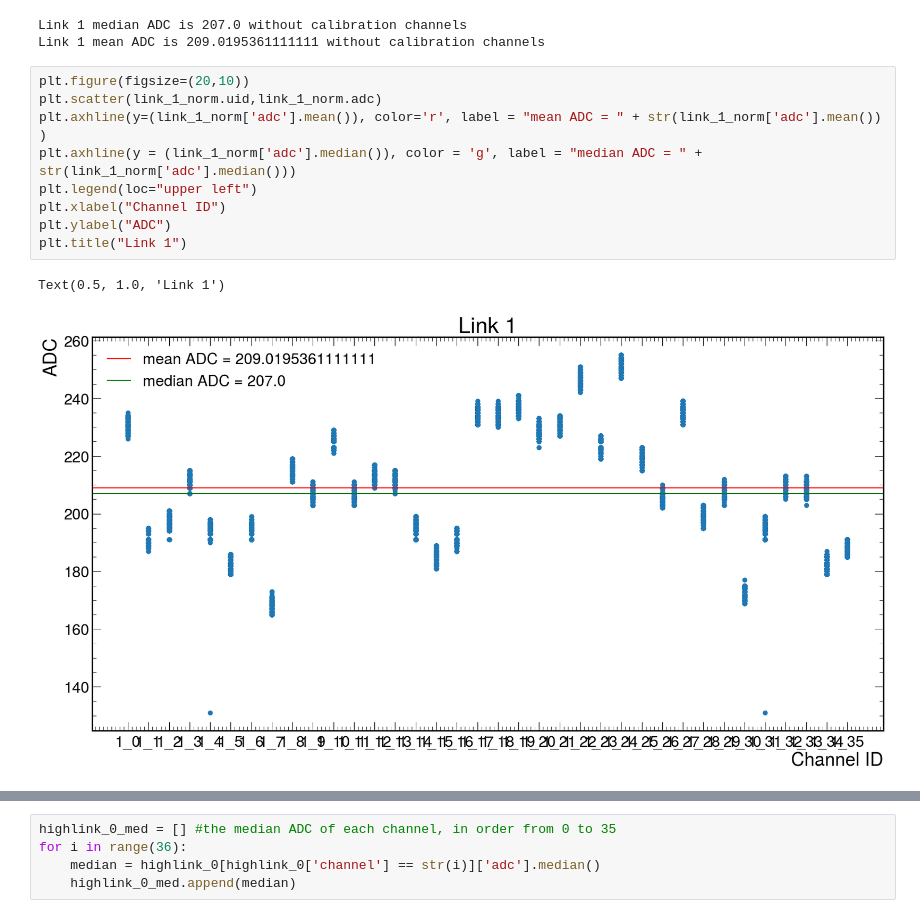
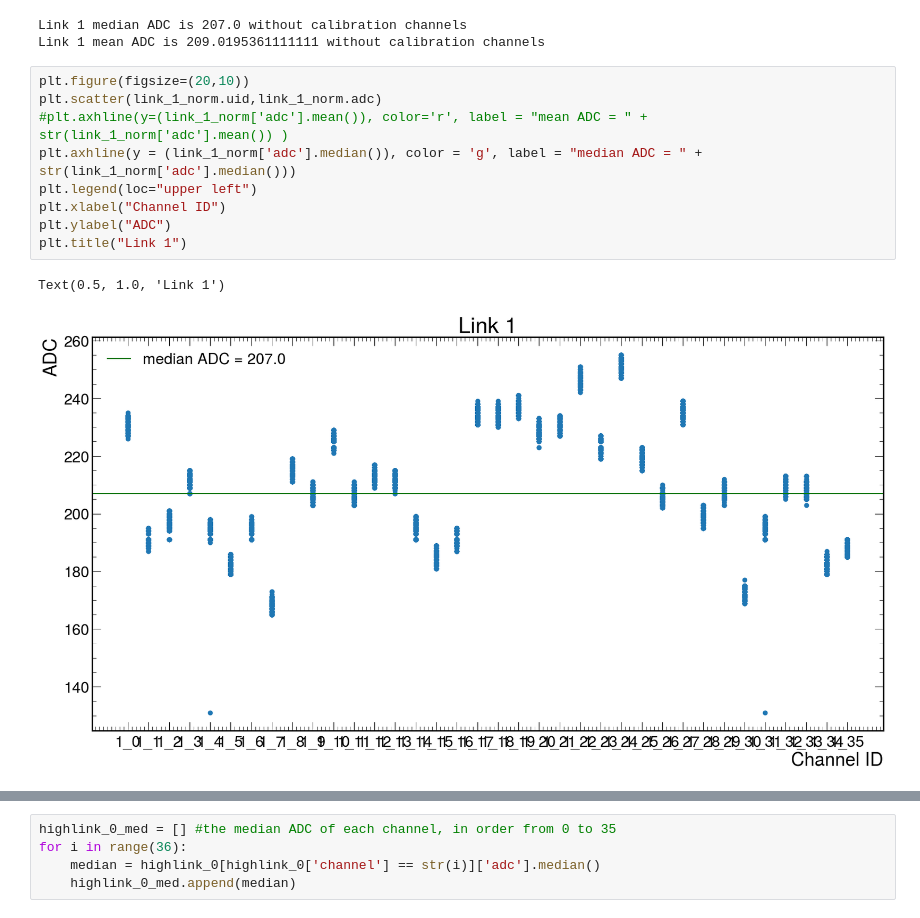
Before and after one commit to rodr1001/my_code, a Jupyter notebook: ldmx/hgcroc/pedestal_data/data/pedestal_ana.ipynb, the cells around one changed output, grey strips where cells are left out. Drawn from its saved outputs; the diff is of its cells as text.

```diff
--- a/ldmx/hgcroc/pedestal_data/data/pedestal_ana.ipynb
+++ b/ldmx/hgcroc/pedestal_data/data/pedestal_ana.ipynb
@@ -109,14 +97,14 @@ Link 1 mean ADC is 209.0195361111111 without calibration channels
 # %%
 plt.figure(figsize=(20,10))
 plt.scatter(link_1_norm.uid,link_1_norm.adc)
-plt.axhline(y=(link_1_norm['adc'].mean()), color='r', label = "mean ADC = " + str(link_1_norm['adc'].mean()) )
+#plt.axhline(y=(link_1_norm['adc'].mean()), color='r', label = "mean ADC = " + str(link_1_norm['adc'].mean()) )
 plt.axhline(y = (link_1_norm['adc'].median()), color = 'g', label = "median ADC = " +  str(link_1_norm['adc'].median()))
 plt.legend(loc="upper left")
 plt.xlabel("Channel ID")
 plt.ylabel("ADC")
 plt.title("Link 1")
 # %% [output]
 Text(0.5, 1.0, 'Link 1')
-[figure, old version]
+[figure, new version]
 # %%
 l0_ch_med = [] #the median ADC of each channel, in order from 0 to 35
```
Also changed, not shown: parts of 67 cells of this notebook, 3 other files.
